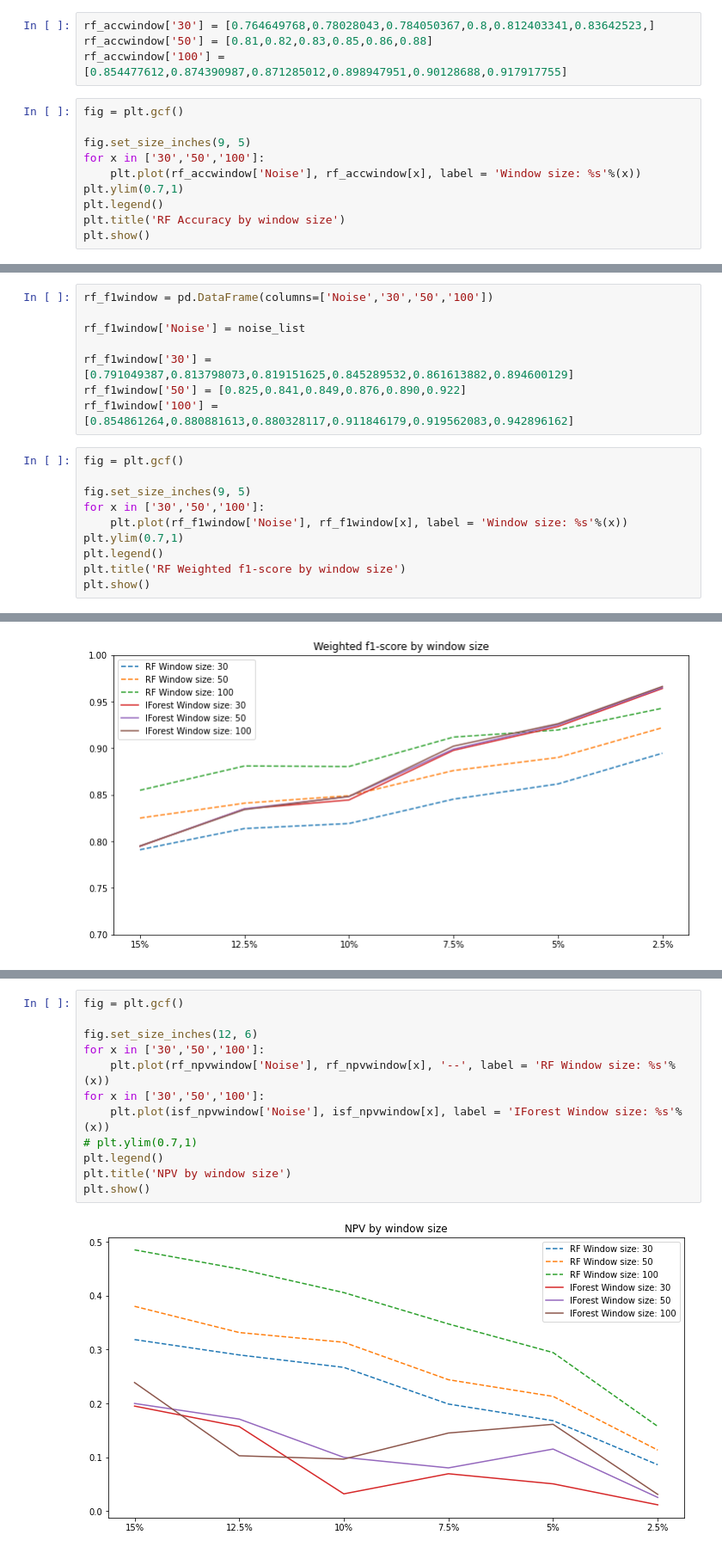
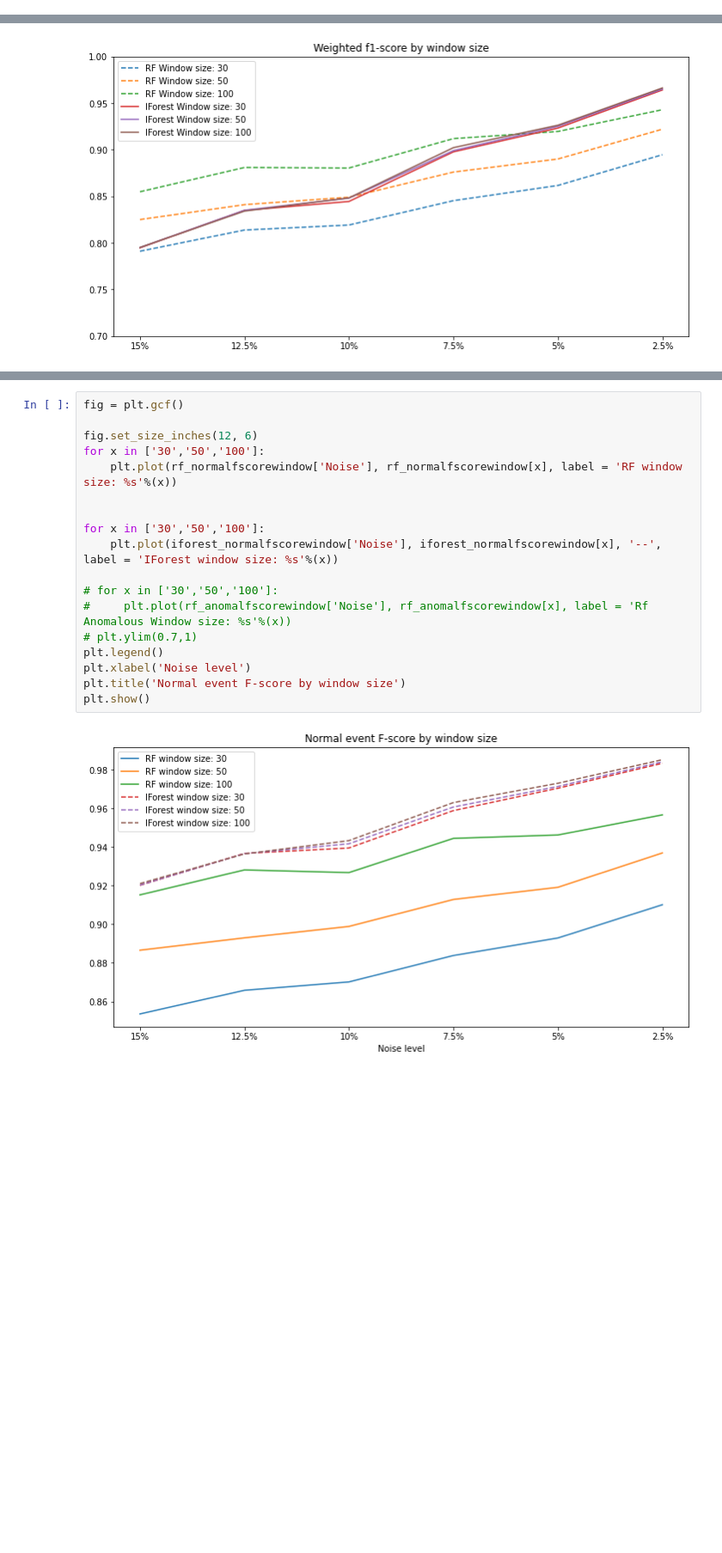
Before and after one commit to ghksdl6025/streaming_anomaly_detect, a Jupyter notebook: Visualization.ipynb, the cells around one changed output, grey strips where cells are left out. Shown at 86% size. Drawn from its saved outputs; the diff is of its cells as text; blank space fills up the shorter version.

```diff
--- a/Visualization.ipynb
+++ b/Visualization.ipynb
@@ -233,14 +309,0 @@ rf_accwindow['Noise'] = noise_list
-# %%
-rf_accwindow['30'] = [0.764649768,0.78028043,0.784050367,0.8,0.812403341,0.83642523,]
-rf_accwindow['50'] = [0.81,0.82,0.83,0.85,0.86,0.88]
-rf_accwindow['100'] =[0.854477612,0.874390987,0.871285012,0.898947951,0.90128688,0.917917755]
-# %%
-fig = plt.gcf()
-
-fig.set_size_inches(9, 5)
-for x in ['30','50','100']:
-    plt.plot(rf_accwindow['Noise'], rf_accwindow[x], label = 'Window size: %s'%(x))
-plt.ylim(0.7,1)
-plt.legend()
-plt.title('RF Accuracy by window size')
-plt.show()
@@ -249,18 +309,0 @@ plt.show()
-# %%
-rf_f1window = pd.DataFrame(columns=['Noise','30','50','100'])
-
-rf_f1window['Noise'] = noise_list
-
-rf_f1window['30'] = [0.791049387,0.813798073,0.819151625,0.845289532,0.861613882,0.894600129]
-rf_f1window['50'] = [0.825,0.841,0.849,0.876,0.890,0.922]
-rf_f1window['100'] =[0.854861264,0.880881613,0.880328117,0.911846179,0.919562083,0.942896162]
-# %%
-fig = plt.gcf()
-
-fig.set_size_inches(9, 5)
-for x in ['30','50','100']:
-    plt.plot(rf_f1window['Noise'], rf_f1window[x], label = 'Window size: %s'%(x))
-plt.ylim(0.7,1)
-plt.legend()
-plt.title('RF Weighted f1-score by window size')
-plt.show()
@@ -328,14 +539,20 @@ isf_npvwindow['100'] =[0.23880597,0.102941176,0.096774194,0.14516129,0.161290323
 # %%
 fig = plt.gcf()
 
 fig.set_size_inches(12, 6)
 for x in ['30','50','100']:
-    plt.plot(rf_npvwindow['Noise'], rf_npvwindow[x], '--', label = 'RF Window size: %s'%(x))
+    plt.plot(rf_normalfscorewindow['Noise'], rf_normalfscorewindow[x], label = 'RF window size: %s'%(x))
+
+
 for x in ['30','50','100']:
-    plt.plot(isf_npvwindow['Noise'], isf_npvwindow[x], label = 'IForest Window size: %s'%(x))
+    plt.plot(iforest_normalfscorewindow['Noise'], iforest_normalfscorewindow[x], '--', label = 'IForest window size: %s'%(x))
+
+# for x in ['30','50','100']:
+#     plt.plot(rf_anomalfscorewindow['Noise'], rf_anomalfscorewindow[x], label = 'Rf Anomalous Window size: %s'%(x))
 # plt.ylim(0.7,1)
 plt.legend()
-plt.title('NPV by window size')
+plt.xlabel('Noise level')
+plt.title('Normal event F-score by window size')
 plt.show()
 # %% [output]
-[figure, old version]
+[figure, new version]
```
Also changed, not shown: parts of 43 cells of this notebook, 15 other files.
